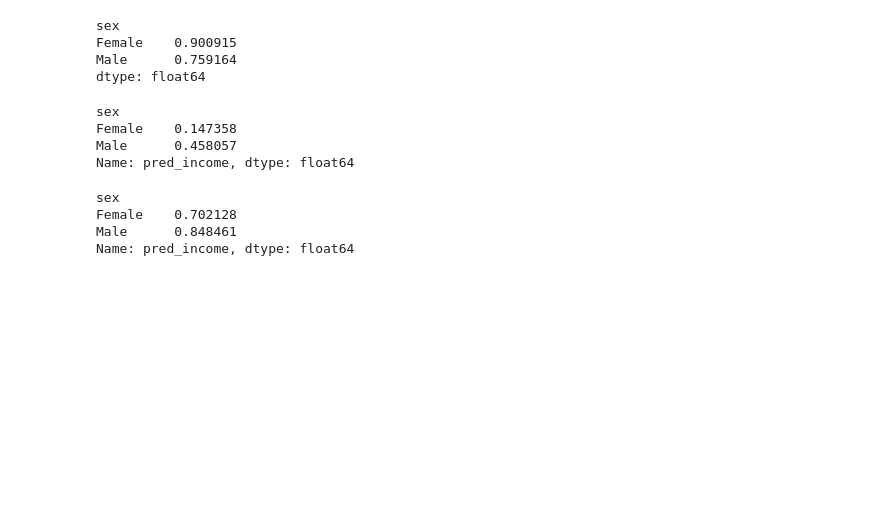
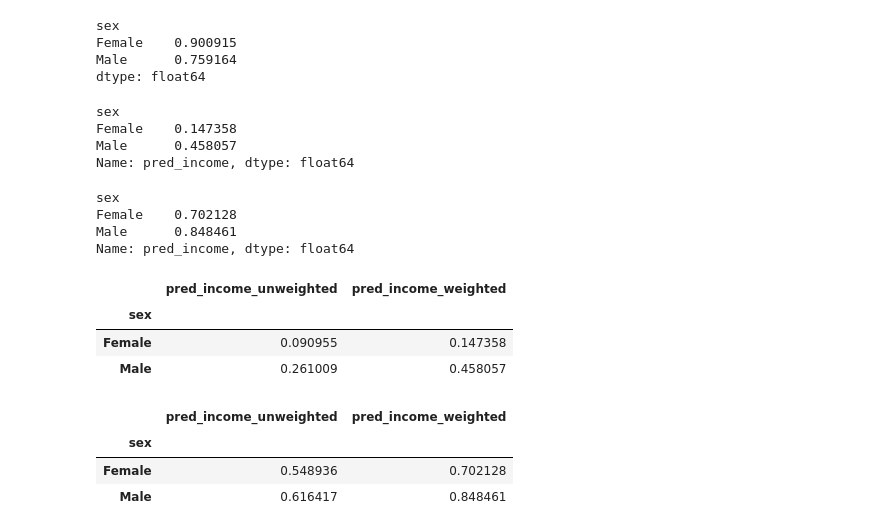
Before and after one commit to Poorva182006/bias-fairness-ml, a Jupyter notebook: 01_load_data.ipynb, the cells around one changed output. Cells and saved outputs as stored; diff of their text form; code cells hidden in the pictures; blank space fills up the shorter version.

```diff
--- a/01_load_data.ipynb
+++ b/01_load_data.ipynb
@@ -170,3 +170,33 @@ sex
 Female    0.702128
 Male      0.848461
 Name: pred_income, dtype: float64
+# %%
+model_unweighted = LogisticRegression(
+    solver="liblinear",
+    max_iter=1000
+)
+model_unweighted.fit(X_train_scaled, y_train)
+
+y_pred_unweighted = model_unweighted.predict(X_test_scaled)
+# %%
+
+test_df["pred_income_weighted"] = y_pred
+
+
+test_df["pred_income_unweighted"] = y_pred_unweighted
+# %%
+test_df.groupby("sex")[["pred_income_unweighted", "pred_income_weighted"]].mean()
+# %% [output]
+|  | pred_income_unweighted | pred_income_weighted |
+| sex |  |  |
+| Female | 0.090955 | 0.147358 |
+| Male | 0.261009 | 0.458057 |
+# %%
+test_df[test_df["true_income"] == 1].groupby("sex")[
+    ["pred_income_unweighted", "pred_income_weighted"]
+].mean()
+# %% [output]
+|  | pred_income_unweighted | pred_income_weighted |
+| sex |  |  |
+| Female | 0.548936 | 0.702128 |
+| Male | 0.616417 | 0.848461 |
```
